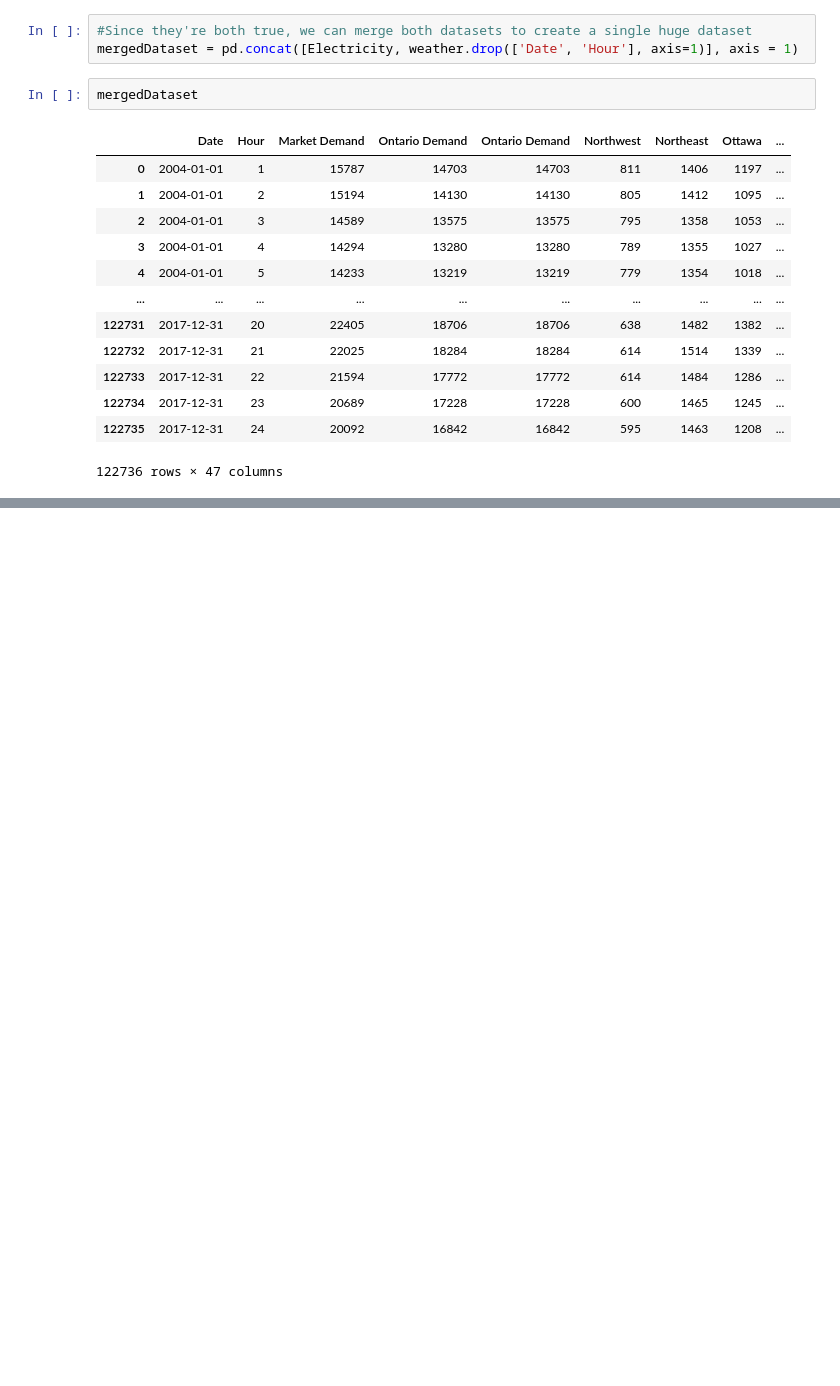
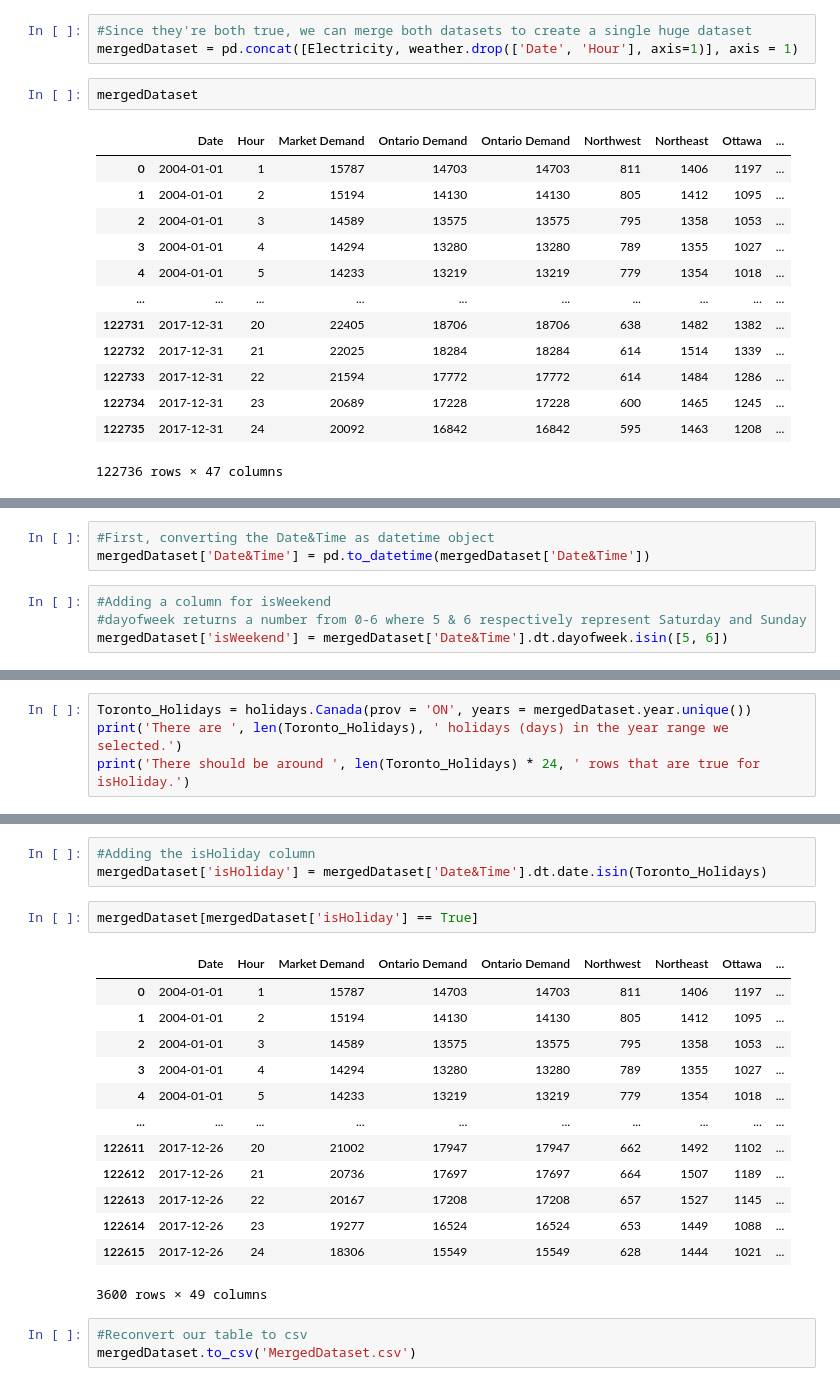
Before and after one commit to cesare-spinoso/project_432, a Jupyter notebook: Electricity.ipynb, the cells around one changed output, grey strips where cells are left out. Saved outputs shown, nothing was run; the diff lists cells and outputs as text; blank space fills up the shorter version.

Commit message:
Added isWeekend and isHoliday

```diff
--- a/Electricity.ipynb
+++ b/Electricity.ipynb
@@ -552,0 +499,7 @@ mergedDataset.to_csv('MergedDataset.csv')
+# %%
+#First, converting the Date&Time as datetime object
+mergedDataset['Date&Time'] = pd.to_datetime(mergedDataset['Date&Time'])
+# %%
+#Adding a column for isWeekend
+#dayofweek returns a number from 0-6 where 5 & 6 respectively represent Saturday and Sunday
+mergedDataset['isWeekend'] = mergedDataset['Date&Time'].dt.dayofweek.isin([5, 6])
@@ -552,0 +524,4 @@ mergedDataset.to_csv('MergedDataset.csv')
+# %%
+Toronto_Holidays = holidays.Canada(prov = 'ON', years = mergedDataset.year.unique())
+print('There are ', len(Toronto_Holidays), ' holidays (days) in the year range we selected.')
+print('There should be around ', len(Toronto_Holidays) * 24, ' rows that are true for isHoliday.')
@@ -552,0 +553,22 @@ mergedDataset.to_csv('MergedDataset.csv')
+# %%
+#Adding the isHoliday column
+mergedDataset['isHoliday'] = mergedDataset['Date&Time'].dt.date.isin(Toronto_Holidays)
+# %%
+mergedDataset[mergedDataset['isHoliday'] == True]
+# %% [output]
+|  | Date | Hour | Market Demand | Ontario Demand | Ontario Demand | Northwest | Northeast | Ottawa | ... |
+| 0 | 2004-01-01 | 1 | 15787 | 14703 | 14703 | 811 | 1406 | 1197 | ... |
+| 1 | 2004-01-01 | 2 | 15194 | 14130 | 14130 | 805 | 1412 | 1095 | ... |
+| 2 | 2004-01-01 | 3 | 14589 | 13575 | 13575 | 795 | 1358 | 1053 | ... |
+| 3 | 2004-01-01 | 4 | 14294 | 13280 | 13280 | 789 | 1355 | 1027 | ... |
+| 4 | 2004-01-01 | 5 | 14233 | 13219 | 13219 | 779 | 1354 | 1018 | ... |
+| ... | ... | ... | ... | ... | ... | ... | ... | ... | ... |
+| 122611 | 2017-12-26 | 20 | 21002 | 17947 | 17947 | 662 | 1492 | 1102 | ... |
+| 122612 | 2017-12-26 | 21 | 20736 | 17697 | 17697 | 664 | 1507 | 1189 | ... |
+| 122613 | 2017-12-26 | 22 | 20167 | 17208 | 17208 | 657 | 1527 | 1145 | ... |
+| 122614 | 2017-12-26 | 23 | 19277 | 16524 | 16524 | 653 | 1449 | 1088 | ... |
+| 122615 | 2017-12-26 | 24 | 18306 | 15549 | 15549 | 628 | 1444 | 1021 | ... |
+3600 rows × 49 columns
+# %%
+#Reconvert our table to csv
+mergedDataset.to_csv('MergedDataset.csv')
```
Also changed, not shown: parts of 13 cells of this notebook.
